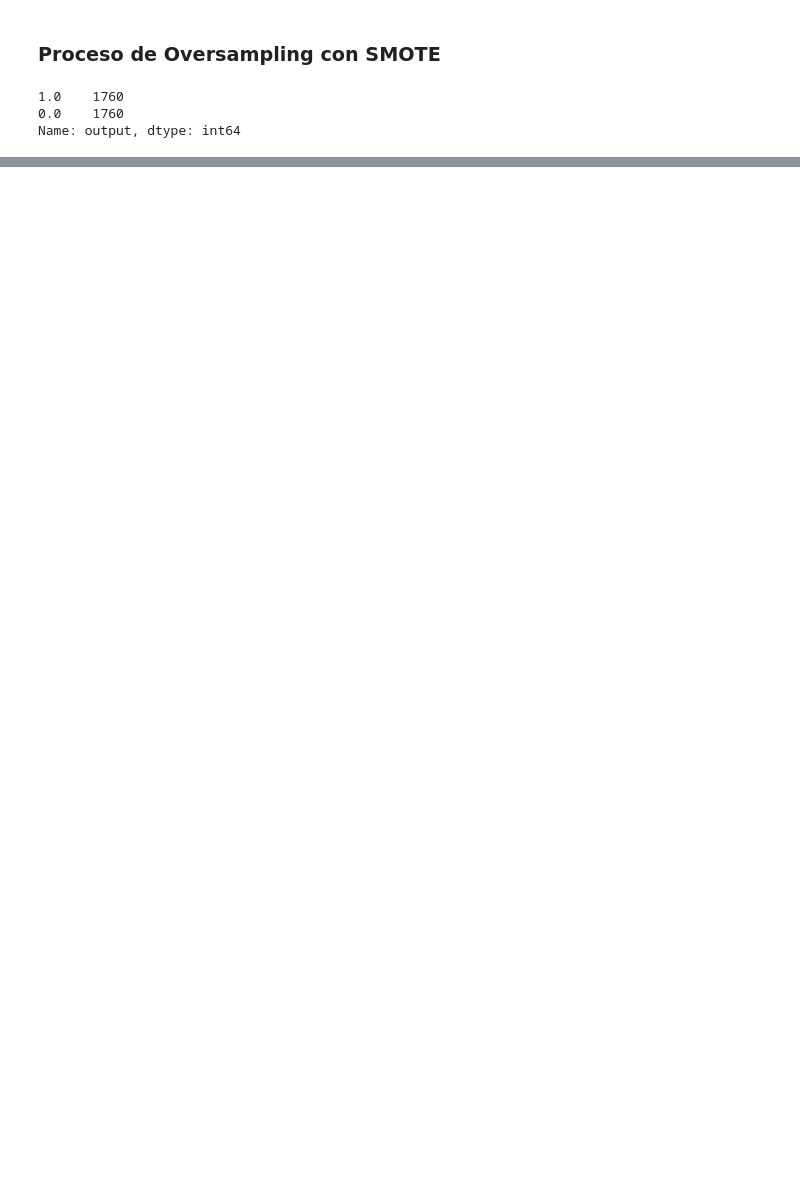
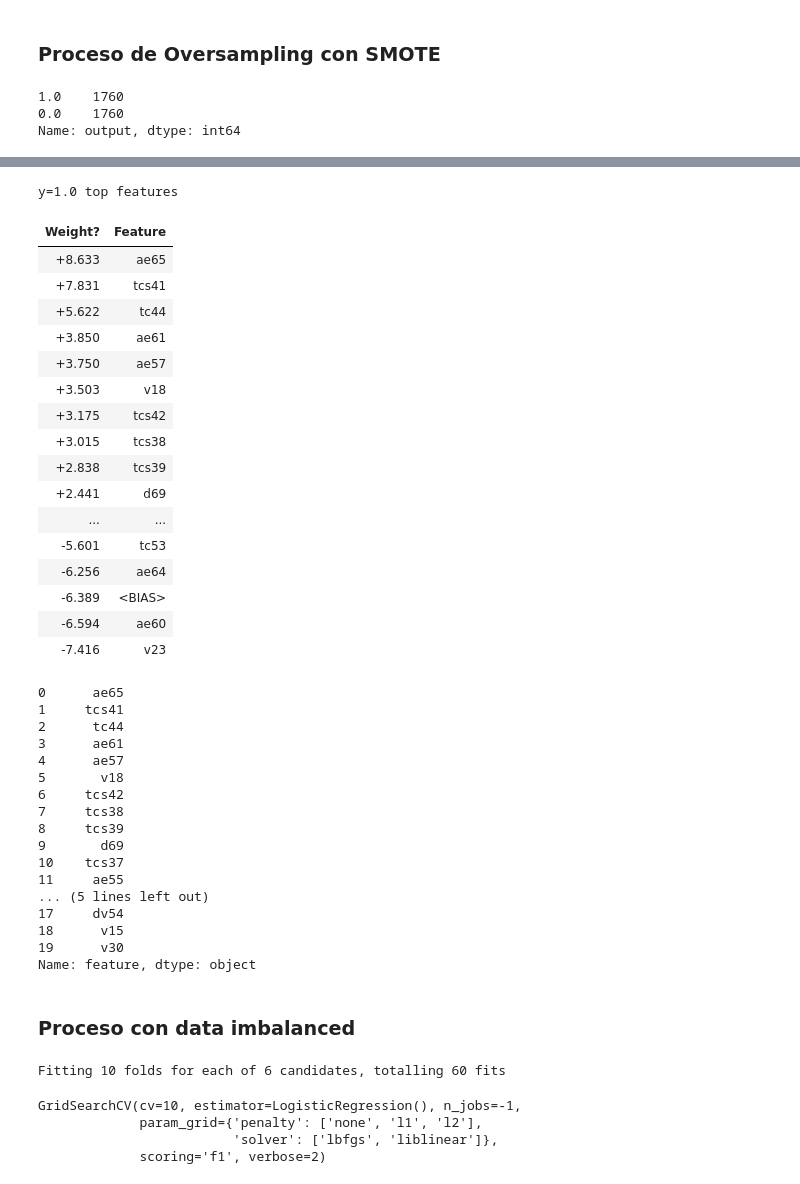
Before and after one commit to Camilongon/credit_interview, a Jupyter notebook: interview_test.ipynb, the cells around one changed output, grey strips where cells are left out. Drawn from its saved outputs; the diff is of its cells as text; code cells hidden in the pictures; blank space fills up the shorter version.

Commit message:
Finalizacion de prueba con LogisticRegression

```diff
--- a/interview_test.ipynb
+++ b/interview_test.ipynb
@@ -135,0 +238,4 @@ Name: output, dtype: int64
+# %%
+us =RandomUnderSampler(sampling_strategy='majority', random_state=6)
+X_train_us, y_train_us = us.fit_resample(X_train_stand, y_train)
+y_train_us['output'].value_counts()
@@ -135,0 +246,2 @@ Name: output, dtype: int64
+# %%
+gs.fit(X_train_us, y_train_us)
@@ -135,0 +268,50 @@ Name: output, dtype: int64
+# %%
+explain_us = eli5.explain_weights(gs.best_estimator_, feature_names=X_test_stand.columns.tolist(), top=(20,5))
+feature_us = eli5.format_as_dataframe(explain_us)['feature'][:20]
+display(explain_us, feature_us)
+# %% [output]
+y=1.0 top features
+| Weight? | Feature |
+| +8.633 | ae65 |
+| +7.831 | tcs41 |
+| +5.622 | tc44 |
+| +3.850 | ae61 |
+| +3.750 | ae57 |
+| +3.503 | v18 |
+| +3.175 | tcs42 |
+| +3.015 | tcs38 |
+| +2.838 | tcs39 |
+| +2.441 | d69 |
+| ... | ... |
+| -5.601 | tc53 |
+| -6.256 | ae64 |
+| -6.389 | <BIAS> |
+| -6.594 | ae60 |
+| -7.416 | v23 |
+0      ae65
+1     tcs41
+2      tc44
+3      ae61
+4      ae57
+5       v18
+6     tcs42
+7     tcs38
+8     tcs39
+9       d69
+10    tcs37
+11     ae55
+... (5 lines left out)
+17     dv54
+18      v15
+19      v30
+Name: feature, dtype: object
+# %% [markdown]
+### Proceso con data imbalanced
+# %%
+gs.fit(X_train_stand, y_train)
+# %% [output]
+Fitting 10 folds for each of 6 candidates, totalling 60 fits
+GridSearchCV(cv=10, estimator=LogisticRegression(), n_jobs=-1,
+             param_grid={'penalty': ['none', 'l1', 'l2'],
+                         'solver': ['lbfgs', 'liblinear']},
+             scoring='f1', verbose=2)
```
Also changed, not shown: parts of 29 cells of this notebook.
